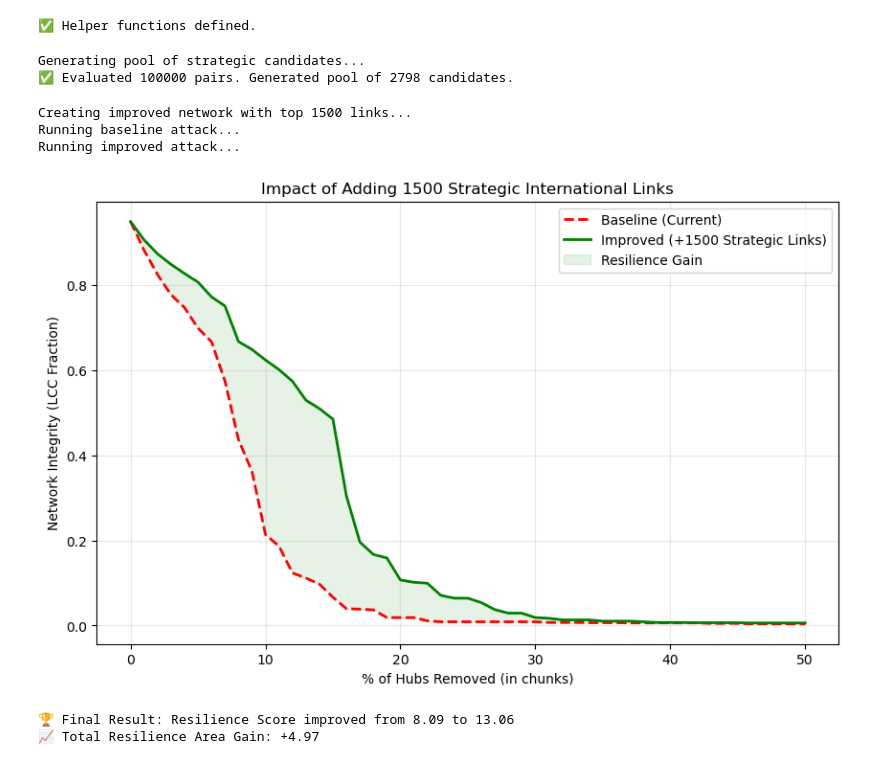
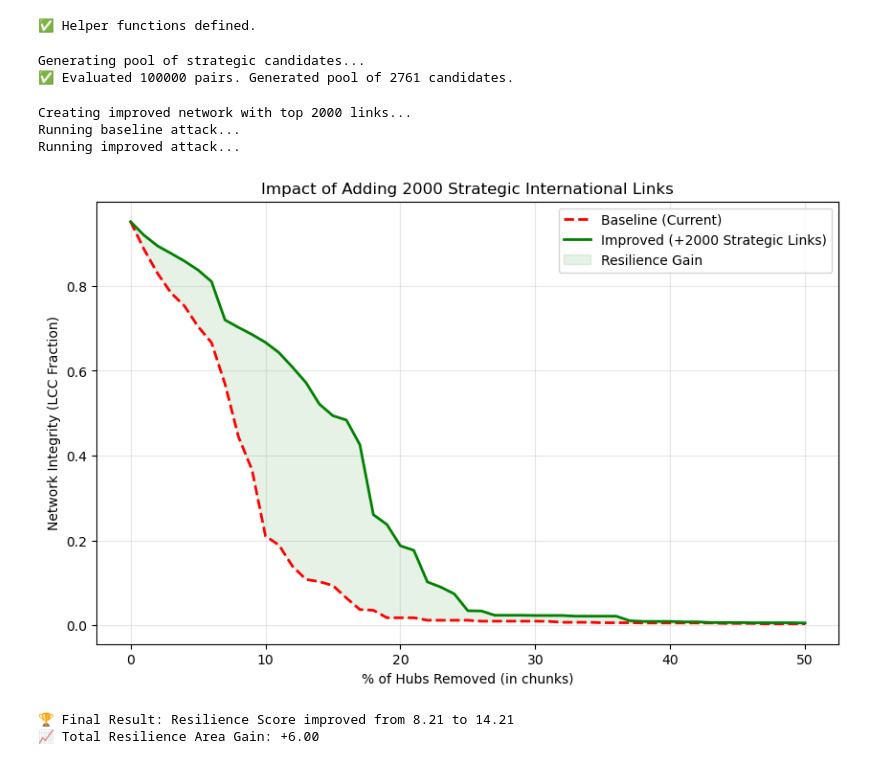
Before and after one commit to EKorczakitu/Airport-Shutdown, a Jupyter notebook: EDA_Attack.ipynb, the cells around one changed output. Saved outputs shown, nothing was run; the diff lists cells and outputs as text; code cells hidden in the pictures.

```diff
--- a/EDA_Attack.ipynb
+++ b/EDA_Attack.ipynb
@@ -43,7 +43,7 @@ print("✅ Data cleaned")
 # =====================================================
 nato_countries = [
     "US","CA","IS","NO","DK","NL","BE","LU","FR","DE","IT","PT",
-    "UK","ES","GR","TR","PL","CZ","HU","SK","SI","HR","BG","RO",
+    "UK", "GB", "ES","GR","TR","PL","CZ","HU","SK","SI","HR","BG","RO",
     "EE","LV","LT","AL","ME","MK", "FI", "SE"
 ]
 
@@ -609,14 +609,14 @@ else:
     print("⚠️ No candidates found.")
 # %% [output]
 Generating pool of strategic candidates...
-✅ Evaluated 100000 pairs. Generated pool of 2798 candidates.
+✅ Evaluated 100000 pairs. Generated pool of 2761 candidates.
 # %%
 # =====================================================
 # 🛡️ 8. FINAL EVALUATION: The "Hero" Plot
 # =====================================================
 
 # 1. DECISION: Set the winner from your sensitivity analysis
-optimal_k = 1500
+optimal_k = 2000
 top_links = all_candidates.head(optimal_k)
 
 print(f"Creating improved network with top {optimal_k} links...")
@@ -636,37 +636,37 @@ for i, row in top_links.iterrows():
 # 4. Run Improved Attack
 print("Running improved attack...")
 improved_curve = simulate_attack(G_IMPROVED, attack_type="degree", steps=50)
 
 # 5. Plot Results
 plt.figure(figsize=(10, 6))
 x_axis = np.arange(len(baseline_curve))
 
 # Plot lines
 plt.plot(x_axis, baseline_curve, label='Baseline (Current)', color='red', linestyle='--', linewidth=2)
 # FIXED: Label now automatically shows the correct number (2000)
 plt.plot(x_axis, improved_curve, label=f'Improved (+{optimal_k} Strategic Links)', color='green', linewidth=2)
 
 # Fill area
 plt.fill_between(x_axis, baseline_curve, improved_curve, color='green', alpha=0.1, label='Resilience Gain')
 
 plt.title(f"Impact of Adding {optimal_k} Strategic International Links")
 plt.xlabel("% of Hubs Removed (in chunks)")
 plt.ylabel("Network Integrity (LCC Fraction)")
 plt.legend()
 plt.grid(True, alpha=0.3)
 plt.show()
 
 # Print Final Stat
 gain = np.sum(improved_curve) - np.sum(baseline_curve)
 print(f"🏆 Final Result: Resilience Score improved from {np.sum(baseline_curve):.2f} to {np.sum(improved_curve):.2f}")
 print(f"📈 Total Resilience Area Gain: +{gain:.2f}")
 # %% [output]
-Creating improved network with top 1500 links...
+Creating improved network with top 2000 links...
 Running baseline attack...
 Running improved attack...
-[figure, old version]
+[figure, new version]
-🏆 Final Result: Resilience Score improved from 8.09 to 13.06
-📈 Total Resilience Area Gain: +4.97
+🏆 Final Result: Resilience Score improved from 8.21 to 14.21
+📈 Total Resilience Area Gain: +6.00
 # %%
 # =====================================================
 # ⚖️ 9. SENSITIVITY ANALYSIS: The "Elbow" Test
```
Also changed, not shown: parts of 10 cells of this notebook.
